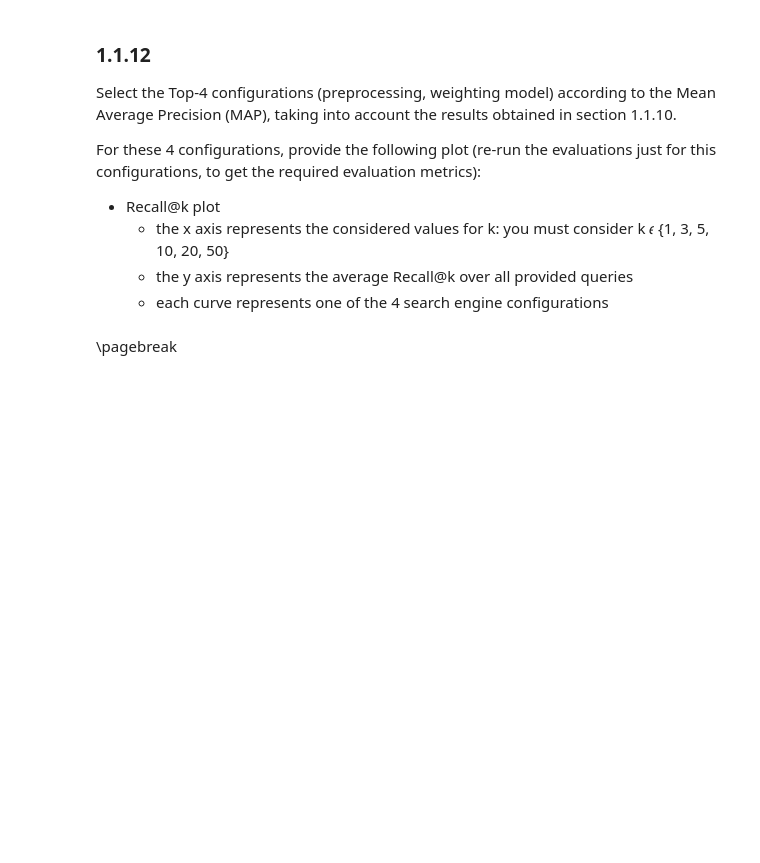
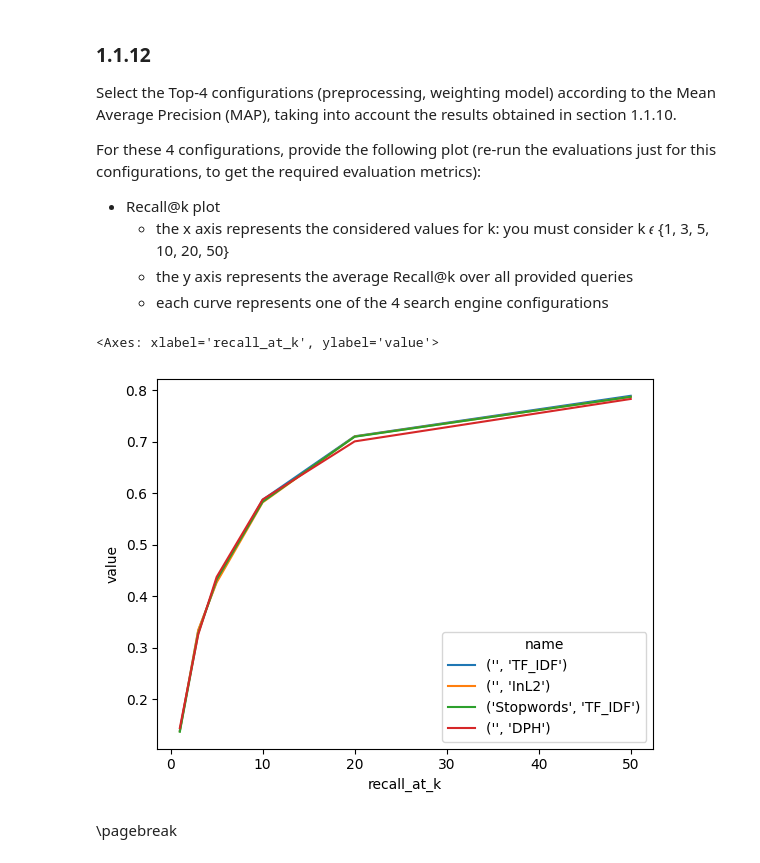
Before and after one commit to Mamiglia/ADM-LT_HW1, a Jupyter notebook: DMT2023-HW1.ipynb, the cells around one changed output. Cells and saved outputs as stored; diff of their text form; code cells hidden in the pictures; blank space fills up the shorter version.

```diff
--- a/DMT2023-HW1.ipynb
+++ b/DMT2023-HW1.ipynb
@@ -387,9 +399,9 @@ Prepare the relevance scores for the queries.
 # #YOUR CODE STARTS HERE#
 
 qrels = pd.merge(topics, book, how='cross')
-qrels['relevant'] = qrels.apply(lambda row: any(name in row.text for name in row.sets), axis=1)
-qrels.relevant = qrels.relevant.astype(int)
-qrels.drop(columns=['query', 'sets', 'text', 'vol'], inplace=True)
+qrels['relevance'] = qrels.apply(lambda row: row.query in row.text, axis=1)
+qrels.relevance = qrels.relevance.astype(int)
+qrels.drop(columns=['query', 'text', 'vol'], inplace=True)
 
 
 
@@ -601,0 +587,11 @@ Highlight the best results in the result table.
+# %%
+#YOUR CODE STARTS HERE#
+experiment.data['preproc'] = experiment.data.name.map(lambda x: x[0])
+experiment.data['wmodel']  = experiment.data.name.map(lambda x: x[1])
+
+experiment.data = experiment.data[experiment.data.preproc == "Stopwords, EnglishSnowballStemmer"].drop(columns=['name'])
+experiment
+
+
+#YOUR CODE ENDS HERE#
+#THIS IS LINE 10#
@@ -667,3 +615,57 @@ For these 4 configurations, provide the following plot (re-run the evaluations j
+# %%
+#YOUR CODE STARTS HERE#
+top4 = experiment.data.nlargest(4, 'map').name
+recalls = [f'recall_{k}' for k in [1,3,5,10,20,50]]
+
+top4_models = {name:retrieval_models[name] for name in top4}
+
+top4_experiment = pt.Experiment(
+    list(top4_models.values()),
+    topics,
+    qrels,
+    eval_metrics = recalls,
+    names = list(top4_models.keys()),
+    highlight="bold"
+).data
+
+top4_result = top4_experiment.melt(id_vars = 'name')
+top4_result['recall_at_k'] = top4_result.variable.map(lambda s: int(s[7:]))
+
+sns.lineplot(top4_result, x = 'recall_at_k', y = 'value', hue = 'name')
+
+
+
+
+
+
+
+
+
+
+
+
+
+
+
+
+
+
+
+
+
+
+
+
+
+
+
+
+
+#YOUR CODE ENDS HERE#
+#THIS IS LINE 50#
+# %% [output]
+<Axes: xlabel='recall_at_k', ylabel='value'>
+[figure, added]
 # %% [markdown]
 <div style="page-break-after: always; visibility: hidden">
 \pagebreak
```
Also changed, not shown: parts of 18 cells of this notebook.
